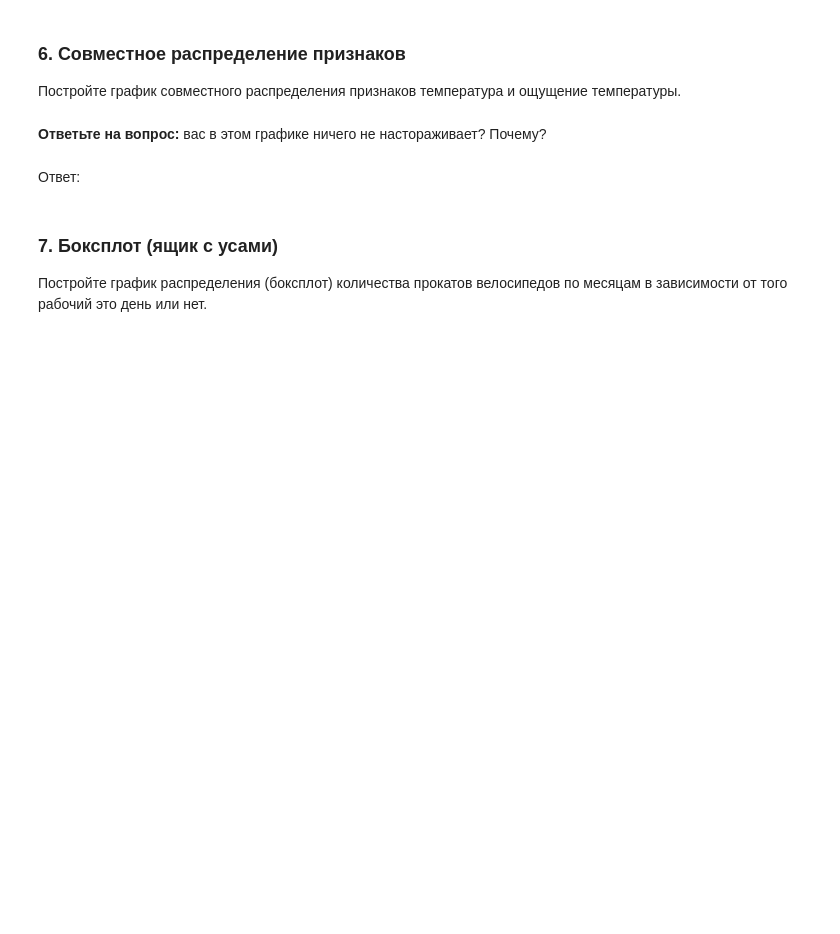
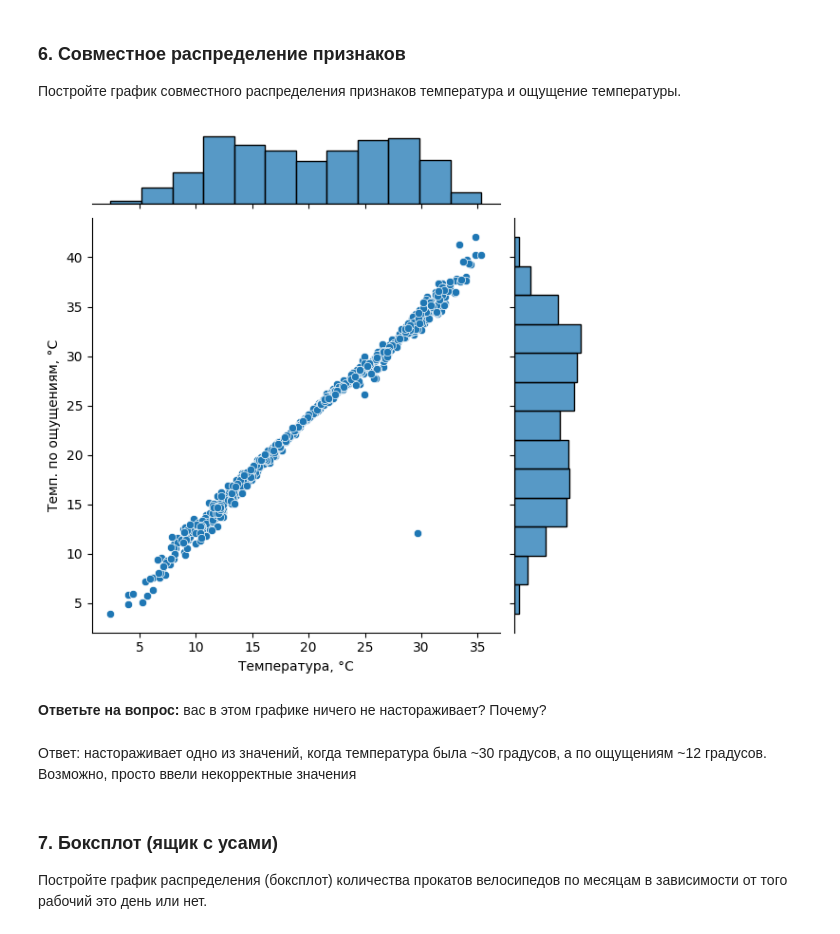
Before and after one commit to Kirieshka124/ml_basics, a Jupyter notebook: Практическая_работа_3_pandas.ipynb, the cells around one changed output. Saved outputs shown, nothing was run; the diff lists cells and outputs as text; code cells hidden in the pictures; blank space fills up the shorter version.

```diff
--- a/Практическая_работа_3_pandas.ipynb
+++ b/Практическая_работа_3_pandas.ipynb
@@ -511,10 +520,17 @@ plt.show()
 ### 6. Совместное распределение признаков
 
 Постройте график совместного распределения признаков температура и ощущение температуры.
+# %%
+sns.jointplot(x='temp', y='atemp', data=df)
+plt.xlabel('Температура, °C')
+plt.ylabel('Темп. по ощущениям, °C')
+plt.show()
+# %% [output]
+[figure, added]
 # %% [markdown]
 **Ответьте на вопрос:** вас в этом графике ничего не настораживает? Почему?
-# %% [markdown]
-Ответ:
+# %% [markdown]
+Ответ: настораживает одно из значений, когда температура была ~30 градусов, а по ощущениям ~12 градусов. Возможно, просто ввели некорректные значения
 # %% [markdown]
 ### 7. Боксплот (ящик с усами)
 
```
Also changed, not shown: parts of 22 cells of this notebook.
